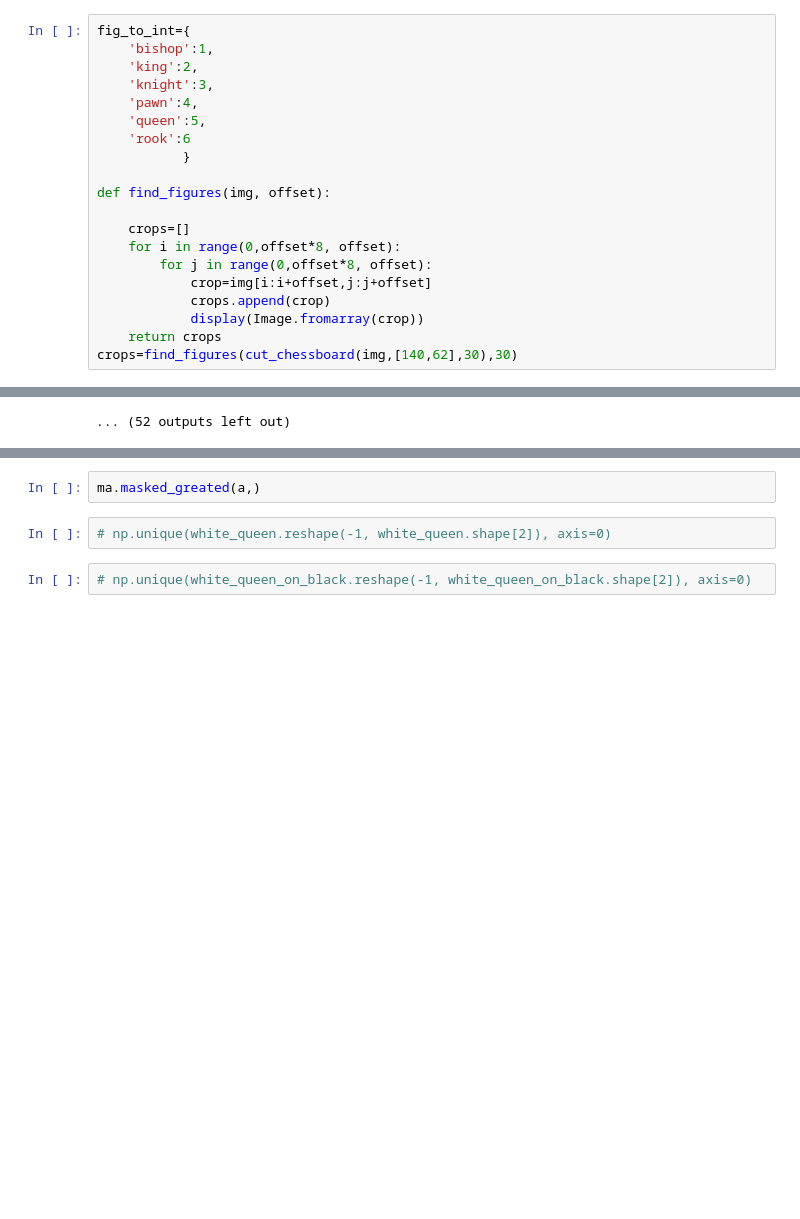
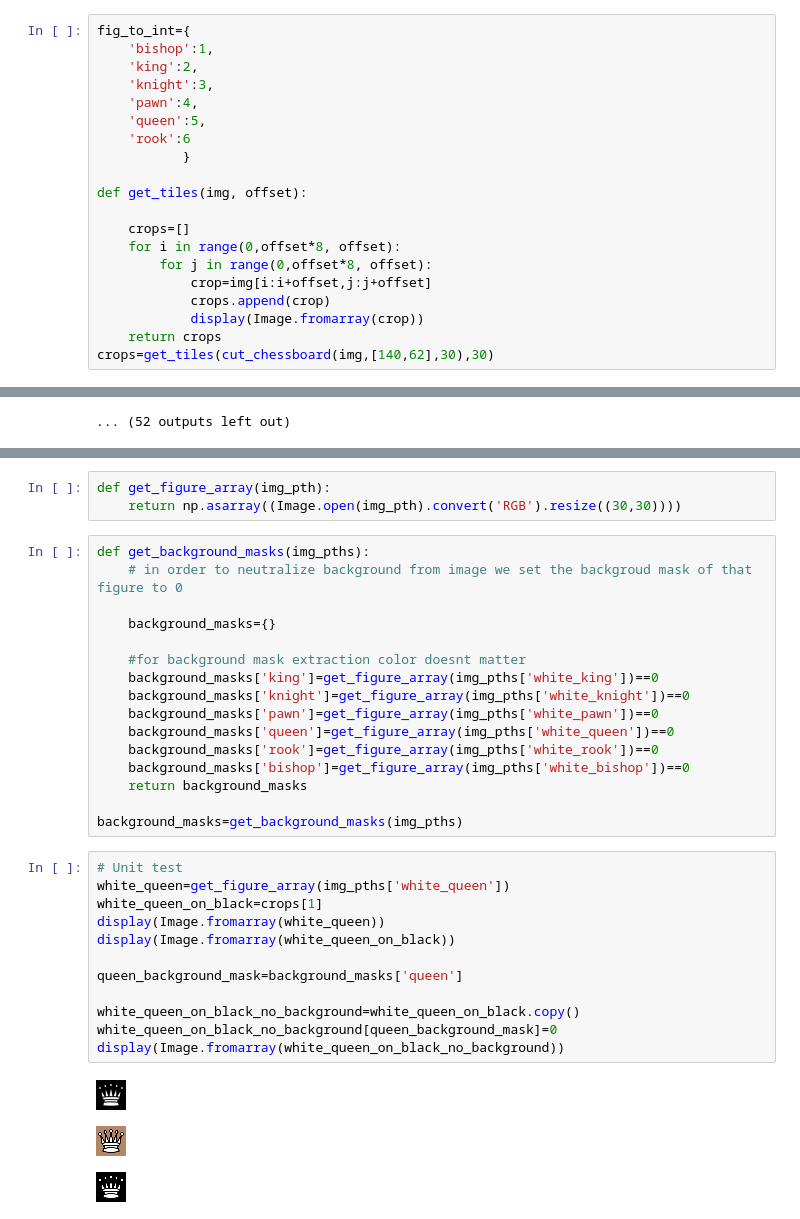
Before and after one commit to bkoch4142/petnica-ml7, a Jupyter notebook: checkmate/Untitled.ipynb, the cells around one changed output, grey strips where cells are left out. Drawn from its saved outputs; the diff is of its cells as text; blank space fills up the shorter version.

```diff
--- a/checkmate/Untitled.ipynb
+++ b/checkmate/Untitled.ipynb
@@ -148,7 +147,7 @@ fig_to_int={
     'rook':6
            }
 
-def find_figures(img, offset):
+def get_tiles(img, offset):
 
     crops=[]
     for i in range(0,offset*8, offset):
@@ -157,7 +156,7 @@ def find_figures(img, offset):
             crops.append(crop)
             display(Image.fromarray(crop))
     return crops
-crops=find_figures(cut_chessboard(img,[140,62],30),30)
+crops=get_tiles(cut_chessboard(img,[140,62],30),30)
 # %% [output]
 [figure]
 [figure]
@@ -237,6 +174,35 @@ import numpy.ma as ma
-# %%
-ma.masked_greated(a,)
-# %%
-# np.unique(white_queen.reshape(-1, white_queen.shape[2]), axis=0)
-# %%
-# np.unique(white_queen_on_black.reshape(-1, white_queen_on_black.shape[2]), axis=0)
+# %%
+def get_figure_array(img_pth):
+    return np.asarray((Image.open(img_pth).convert('RGB').resize((30,30))))
+# %%
+def get_background_masks(img_pths):
+    # in order to neutralize background from image we set the backgroud mask of that figure to 0
+
+    background_masks={}
+
+    #for background mask extraction color doesnt matter
+    background_masks['king']=get_figure_array(img_pths['white_king'])==0
+    background_masks['knight']=get_figure_array(img_pths['white_knight'])==0
+    background_masks['pawn']=get_figure_array(img_pths['white_pawn'])==0
+    background_masks['queen']=get_figure_array(img_pths['white_queen'])==0
+    background_masks['rook']=get_figure_array(img_pths['white_rook'])==0
+    background_masks['bishop']=get_figure_array(img_pths['white_bishop'])==0
+    return background_masks
+
+background_masks=get_background_masks(img_pths)
+# %%
+# Unit test
+white_queen=get_figure_array(img_pths['white_queen'])
+white_queen_on_black=crops[1]
+display(Image.fromarray(white_queen))
+display(Image.fromarray(white_queen_on_black))
+
+queen_background_mask=background_masks['queen']
+
+white_queen_on_black_no_background=white_queen_on_black.copy()
+white_queen_on_black_no_background[queen_background_mask]=0
+display(Image.fromarray(white_queen_on_black_no_background))
+# %% [output]
+[figure, added]
+[figure, added]
+[figure, added]
```
Also changed, not shown: parts of 16 cells of this notebook.
